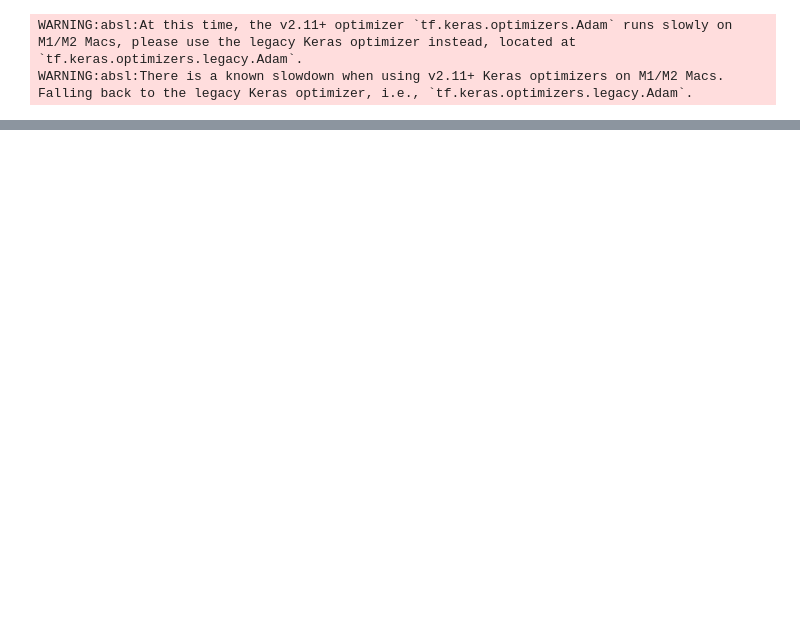
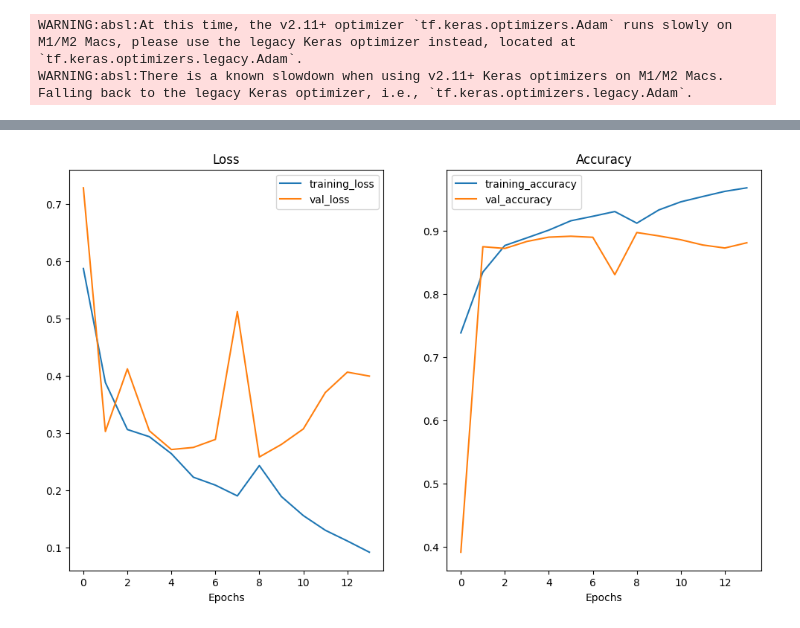
Before and after one commit to ashfaq1701/male-female-voice-classification, a Jupyter notebook: main.ipynb, the cells around one changed output, grey strips where cells are left out. Drawn from its saved outputs; the diff is of its cells as text; code cells hidden in the pictures; blank space fills up the shorter version.

```diff
--- a/main.ipynb
+++ b/main.ipynb
@@ -553,8 +581,15 @@ model_mel_img_eff_b0.compile(loss="binary_crossentropy",
 # %% [output]
 WARNING:absl:At this time, the v2.11+ optimizer `tf.keras.optimizers.Adam` runs slowly on M1/M2 Macs, please use the legacy Keras optimizer instead, located at `tf.keras.optimizers.legacy.Adam`.
 WARNING:absl:There is a known slowdown when using v2.11+ Keras optimizers on M1/M2 Macs. Falling back to the legacy Keras optimizer, i.e., `tf.keras.optimizers.legacy.Adam`.
+# %%
+early_stopping_cb_img_eff_b0 = tf.keras.callbacks.EarlyStopping(
+    monitor='val_accuracy',
+    patience=5,
+    restore_best_weights=True
+)
 # %%
 history_mel_img_eff_b0 = model_mel_img_eff_b0.fit(train_mel_img_dataset,
                         epochs=N_EPOCHS,
-                        validation_data=val_mel_img_dataset)
+                        validation_data=val_mel_img_dataset,
+                        callbacks=[early_stopping_cb_img_eff_b0])
 # %% [output]
@@ -742,0 +847,4 @@ model_mel_img_resnet_50v2.evaluate(val_mel_img_dataset)
+# %%
+plot_loss_curves(history_mel_img_eff_b0)
+# %% [output]
+[figure, added]
```
Also changed, not shown: parts of 41 cells of this notebook, 1 other file.
